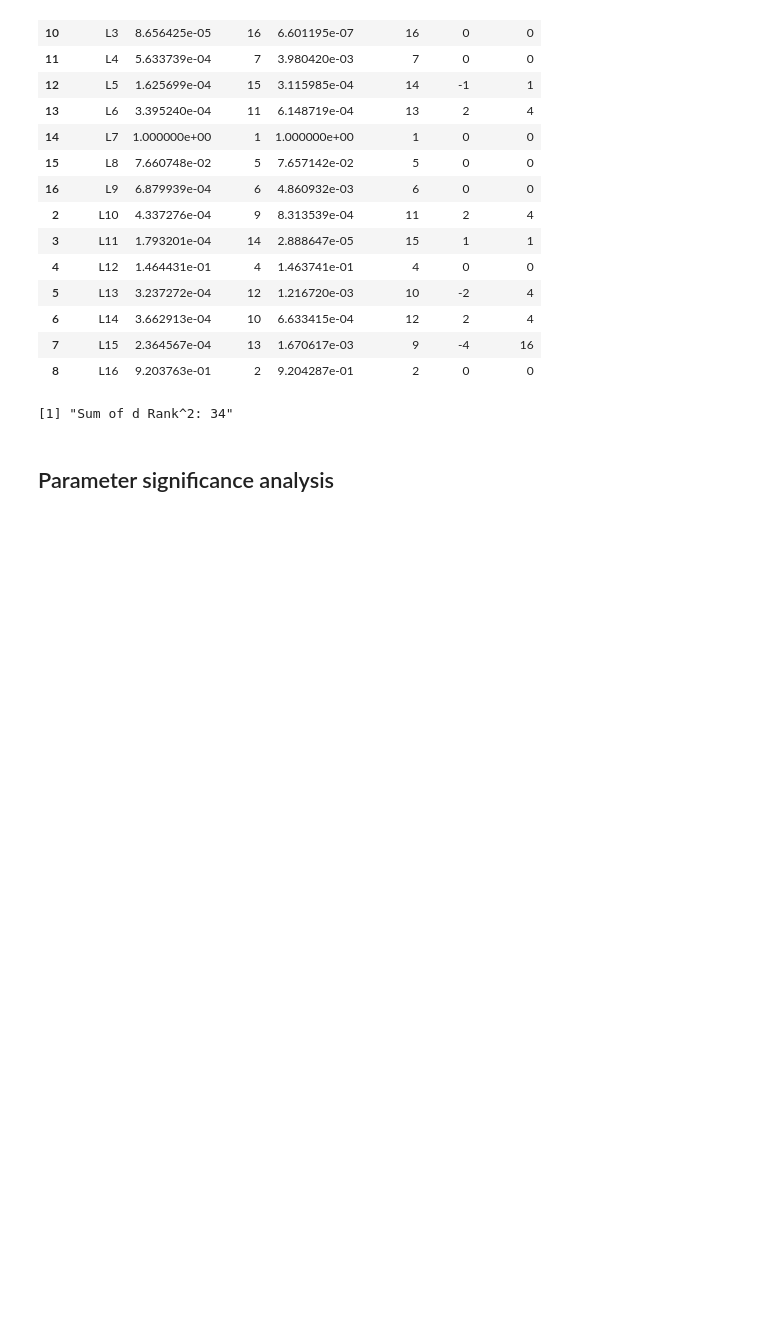
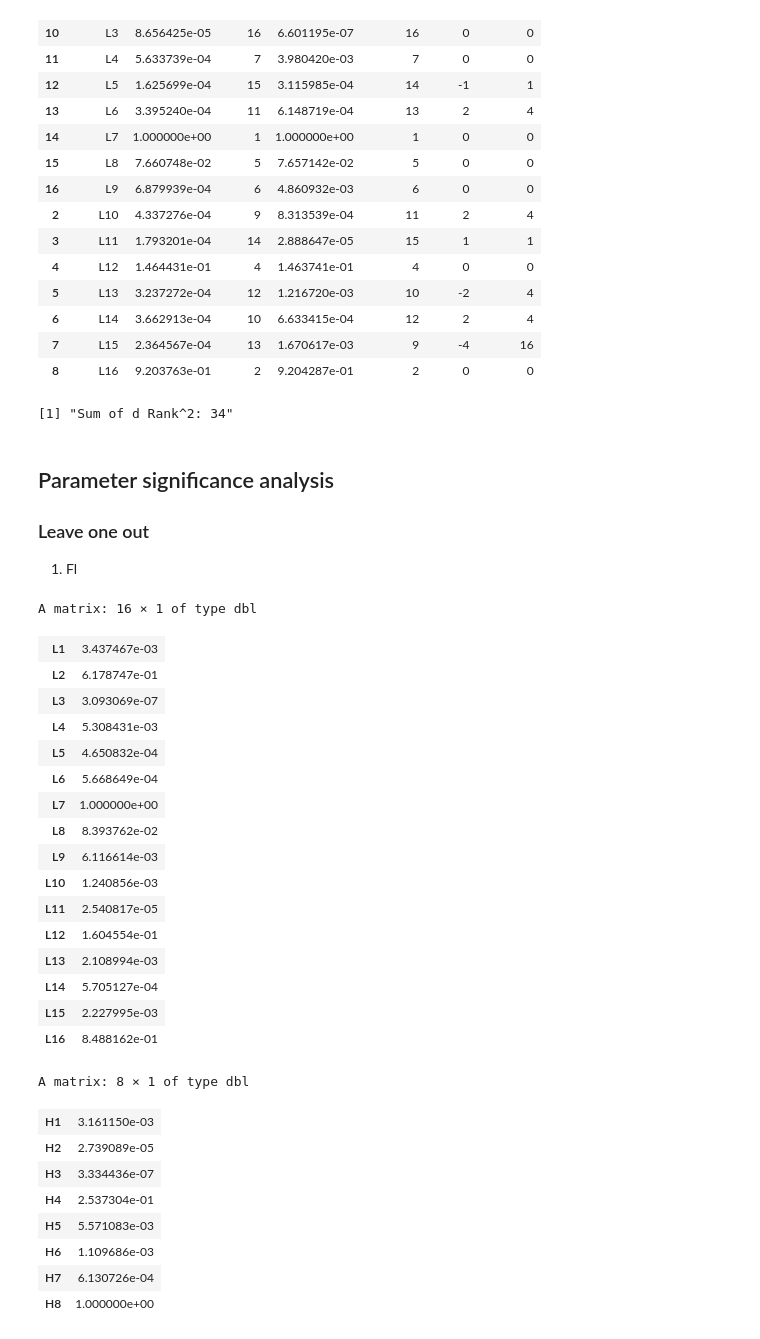
Before and after one commit to ludwigHoon/BPTNW, a Jupyter notebook: Bipartite Network Modelling for Measles Hotspot Detection.ipynb, the cells around one changed output. Cells and saved outputs as stored; diff of their text form; code cells hidden in the pictures; blank space fills up the shorter version.

Commit message:
added parameters significance analysis

```diff
--- a/Bipartite Network Modelling for Measles Hotspot Detection.ipynb
+++ b/Bipartite Network Modelling for Measles Hotspot Detection.ipynb
@@ -1127,3 +1135,53 @@ A data.frame: 16 × 7
 [1] "Sum of d Rank^2: 34"
 # %% [markdown]
 ## Parameter significance analysis
+### Leave one out
+1. Fl
+# %%
+new_normLocParameters <- normLocParameters
+new_normLocParameters$Fl <- rep(0, length(new_normLocParameters$Fl))
+linkWeight <- generateLinkWeight(new_normLocParameters, normHumParameters, lnkMtrxH)
+Hub = as.matrix(linkWeight) %*% t(linkWeight)
+#Hub
+Authority = t(linkWeight)%*%as.matrix(linkWeight)
+#Authority
+
+write.csv(Authority, "authority_wFl.csv")
+write.csv(Hub, "hub_wFl.csv")
+
+k = 1000
+auth <- c(rep(1,nrow(Authority)))
+hub <- c(rep(1,nrow(Hub)))
+ip <- powerMethod(Hub,hub,10^-2,k)
+ih <- powerMethod(Authority,auth,10^-2,k)
+vp <- ip$vector/max(ip$vector)
+vh <- ih$vector/max(ih$vector)
+vp
+vh
+# %% [output]
+A matrix: 16 × 1 of type dbl
+| L1 | 3.437467e-03 |
+| L2 | 6.178747e-01 |
+| L3 | 3.093069e-07 |
+| L4 | 5.308431e-03 |
+| L5 | 4.650832e-04 |
+| L6 | 5.668649e-04 |
+| L7 | 1.000000e+00 |
+| L8 | 8.393762e-02 |
+| L9 | 6.116614e-03 |
+| L10 | 1.240856e-03 |
+| L11 | 2.540817e-05 |
+| L12 | 1.604554e-01 |
+| L13 | 2.108994e-03 |
+| L14 | 5.705127e-04 |
+| L15 | 2.227995e-03 |
+| L16 | 8.488162e-01 |
+A matrix: 8 × 1 of type dbl
+| H1 | 3.161150e-03 |
+| H2 | 2.739089e-05 |
+| H3 | 3.334436e-07 |
+| H4 | 2.537304e-01 |
+| H5 | 5.571083e-03 |
+| H6 | 1.109686e-03 |
+| H7 | 6.130726e-04 |
+| H8 | 1.000000e+00 |
```
Also changed, not shown: parts of 42 cells of this notebook, 37 other files.
